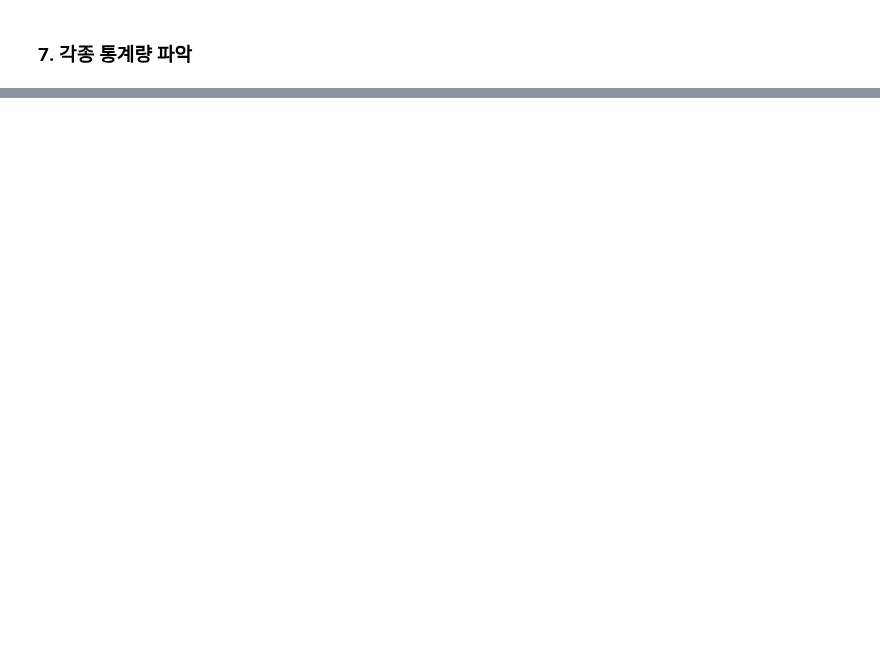
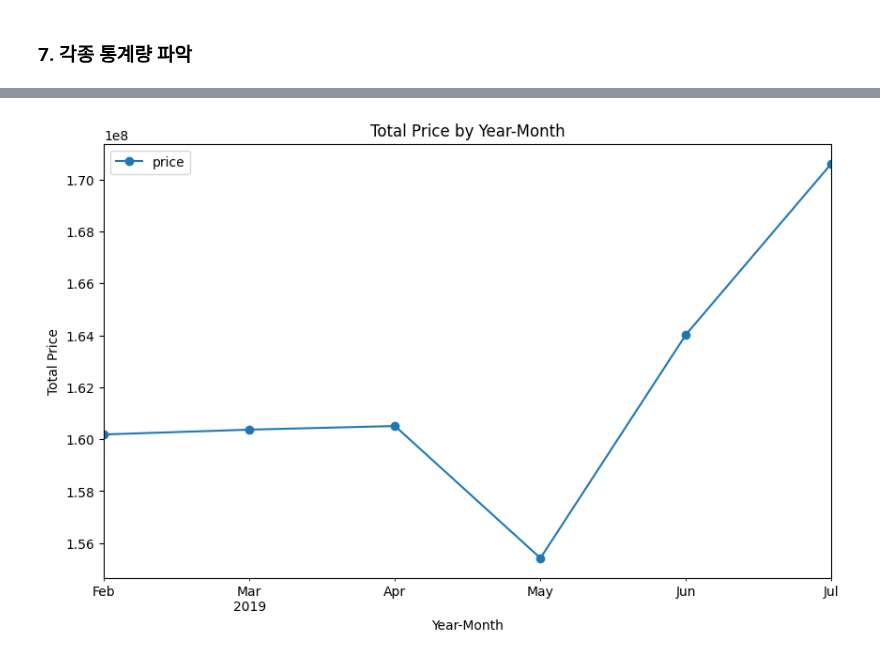
Before and after one commit to KHseo32/test, a Jupyter notebook: project01/03. 데이터 분석/04. Marketing/01.웹에서주문수를분석/01.웹에서주문수를분석.ipynb, the cells around one changed output, grey strips where cells are left out. Cells and saved outputs as stored; diff of their text form; code cells hidden in the pictures; blank space fills up the shorter version.

Commit message:
merge

```diff
--- a/project01/03. 데이터 분석/04. Marketing/01.웹에서주문수를분석/01.웹에서주문수를분석.ipynb
+++ b/project01/03. 데이터 분석/04. Marketing/01.웹에서주문수를분석/01.웹에서주문수를분석.ipynb
@@ -76,0 +155,2 @@ SyntaxError: (unicode error) 'unicodeescape' codec can't decode bytes in positio
+# %%
+tran_final=pd.merge(tran_total2, customer, on='customer_id', how='left')
@@ -77,2 +166,5 @@ SyntaxError: (unicode error) 'unicodeescape' codec can't decode bytes in positio
 # %% [markdown]
 ### 5. 필요한 데이터 컬럼 만들기
+# %%
+tran_final["price"] = tran_final["quantity"] * tran_final["item_price"]
+tran_final[["quantity", "item_price","price"]].head()
@@ -82,0 +248,8 @@ SyntaxError: (unicode error) 'unicodeescape' codec can't decode bytes in positio
+# %%
+# payment_data를 datetime형으로 변환
+# 구입일 : payment_date에서 연월을 추출 후 새로운 컬럼 추가
+# 연월 단위로 price 집계
+
+tran_final['payment_date'] = pd.to_datetime(tran_final['payment_date'])
+
+tran_final['year_month'] = tran_final['payment_date'].dt.to_period('M')
@@ -82,0 +265,4 @@ SyntaxError: (unicode error) 'unicodeescape' codec can't decode bytes in positio
+# %%
+price_by_year_month= tran_final.groupby('year_month')['price'].sum().to_frame().reset_index()
+
+price_by_year_month
@@ -82,0 +279,12 @@ SyntaxError: (unicode error) 'unicodeescape' codec can't decode bytes in positio
+# %%
+price_by_year_month.plot(x='year_month', y='price', kind='line', figsize=(10, 6), marker='o')
+
+plt.xlabel('Year-Month')
+plt.ylabel('Total Price')
+plt.title('Total Price by Year-Month')
+
+plt.xticks(rotation=45)
+
+plt.show()
+# %% [output]
+[figure, added]
```
Also changed, not shown: parts of 31 cells of this notebook, 3 other files.
